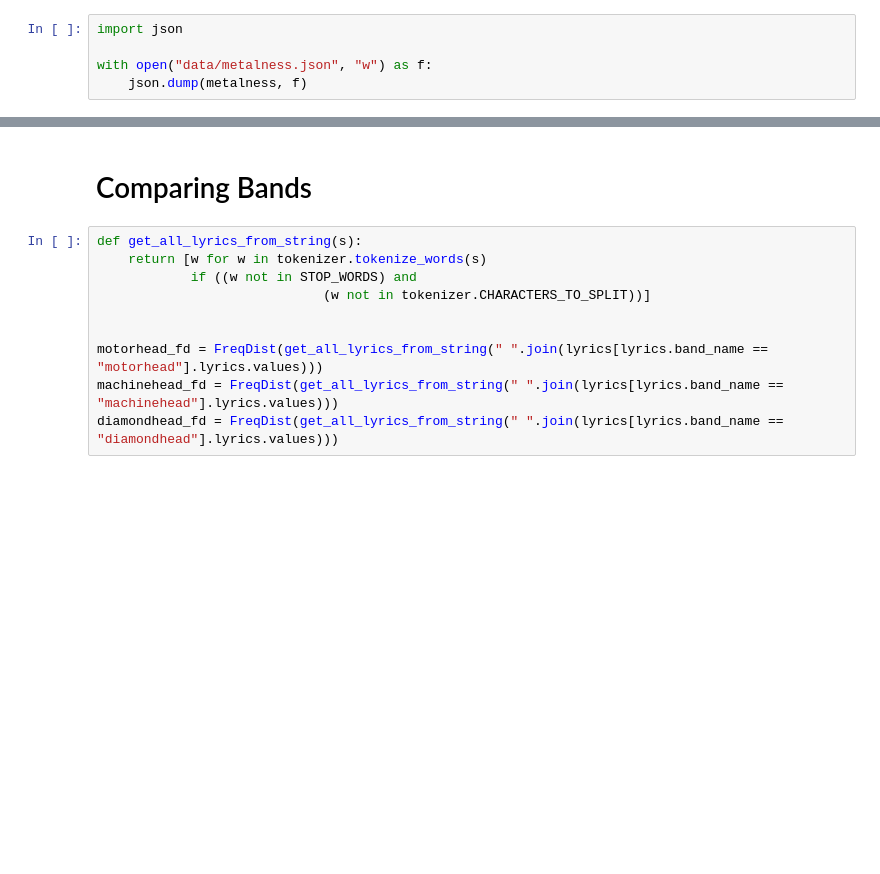
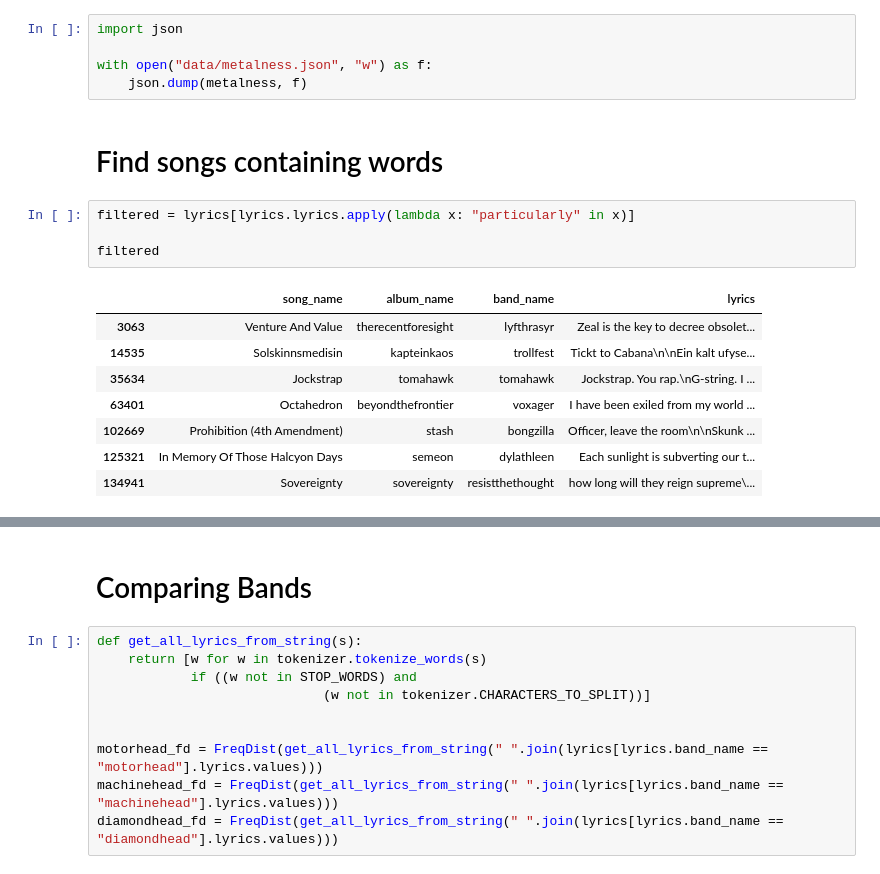
Before and after one commit to ijmbarr/pythonic-metal, a Jupyter notebook: pythonic-metal-part-1-counting.ipynb, the cells around one changed output, grey strips where cells are left out. Saved outputs shown, nothing was run; the diff lists cells and outputs as text; blank space fills up the shorter version.

```diff
--- a/pythonic-metal-part-1-counting.ipynb
+++ b/pythonic-metal-part-1-counting.ipynb
@@ -230,3 +230,18 @@ import json
 
 with open("data/metalness.json", "w") as f:
     json.dump(metalness, f)
+# %% [markdown]
+# Find songs containing words
+# %%
+filtered = lyrics[lyrics.lyrics.apply(lambda x: "particularly" in x)]
+
+filtered
+# %% [output]
+|  | song_name | album_name | band_name | lyrics |
+| 3063 | Venture And Value | therecentforesight | lyfthrasyr | Zeal is the key to decree obsolet... |
+| 14535 | Solskinnsmedisin | kapteinkaos | trollfest | Tickt to Cabana\n\nEin kalt ufyse... |
+| 35634 | Jockstrap | tomahawk | tomahawk | Jockstrap. You rap.\nG-string. I ... |
+| 63401 | Octahedron | beyondthefrontier | voxager | I have been exiled from my world ... |
+| 102669 | Prohibition (4th Amendment) | stash | bongzilla | Officer, leave the room\n\nSkunk ... |
+| 125321 | In Memory Of Those Halcyon Days | semeon | dylathleen | Each sunlight is subverting our t... |
+| 134941 | Sovereignty | sovereignty | resistthethought | how long will they reign supreme\... |
```
Also changed, not shown: parts of 19 cells of this notebook, 5 other files.
